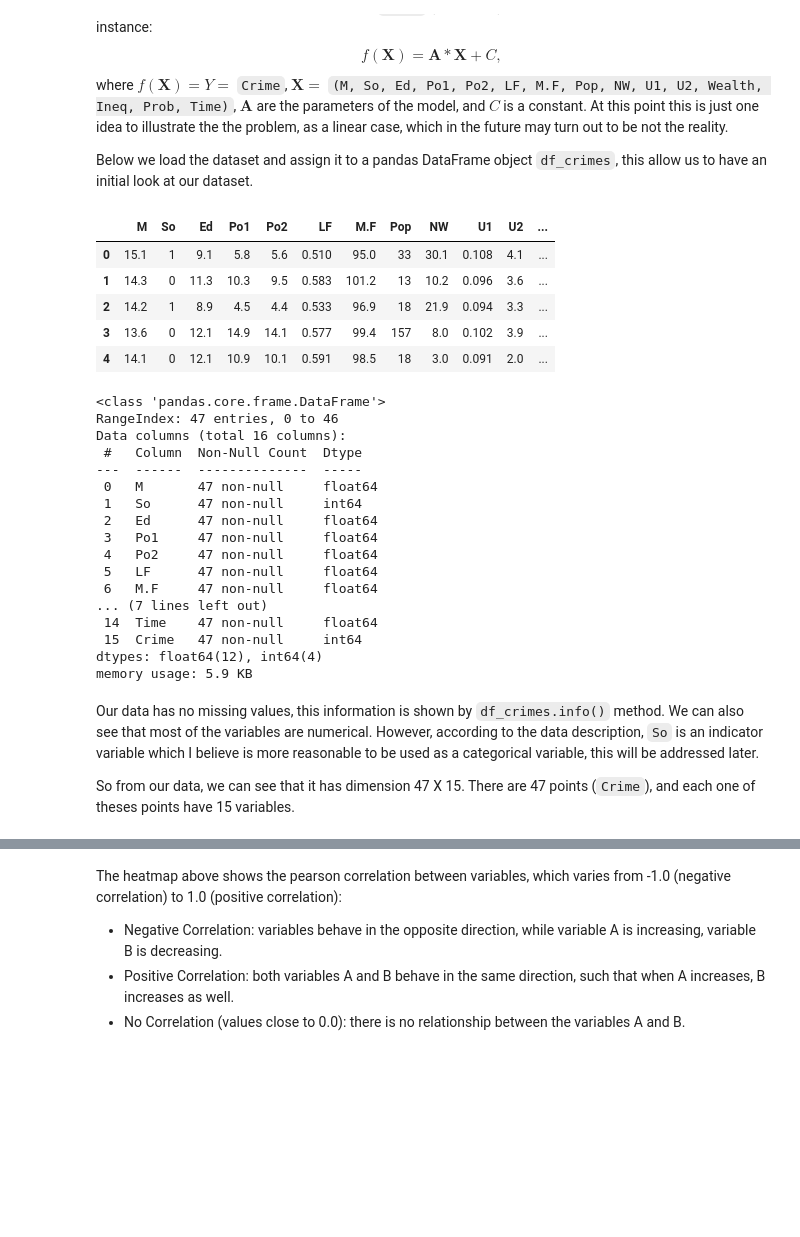
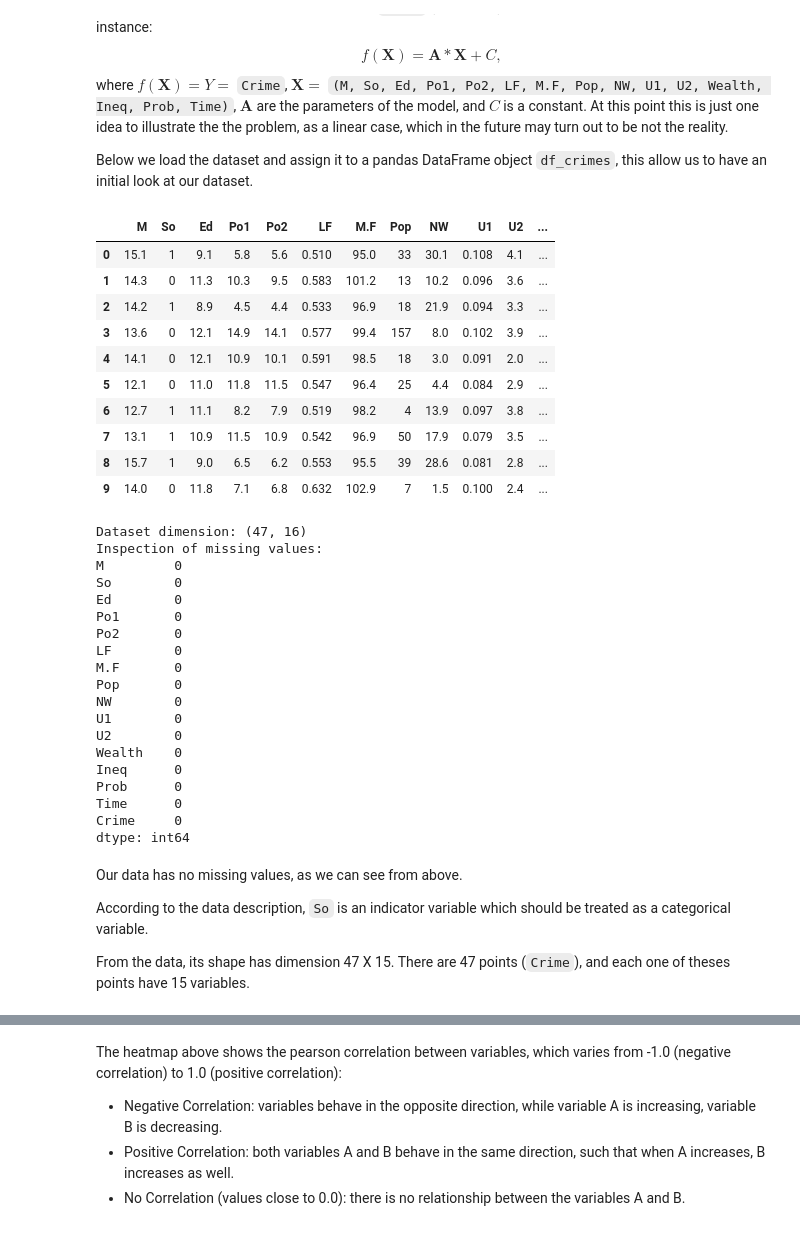
Before and after one commit to artchiaver/uscrime, a Jupyter notebook: notebook/effect_of_punishment_regimes.ipynb, the cells around one changed output, grey strips where cells are left out. Cells and saved outputs as stored; diff of their text form; code cells hidden in the pictures; blank space fills up the shorter version.

```diff
--- a/notebook/effect_of_punishment_regimes.ipynb
+++ b/notebook/effect_of_punishment_regimes.ipynb
@@ -72,35 +77,45 @@ import seaborn as sns
 # %%
 df_crimes = pd.read_csv("../dataset/uscrime.txt", sep="\t")
 # %%
-df_crimes.head(5)
+df_crimes.head(10)
 # %% [output]
 |  | M | So | Ed | Po1 | Po2 | LF | M.F | Pop | NW | U1 | U2 | ... |
 | 0 | 15.1 | 1 | 9.1 | 5.8 | 5.6 | 0.510 | 95.0 | 33 | 30.1 | 0.108 | 4.1 | ... |
 | 1 | 14.3 | 0 | 11.3 | 10.3 | 9.5 | 0.583 | 101.2 | 13 | 10.2 | 0.096 | 3.6 | ... |
 | 2 | 14.2 | 1 | 8.9 | 4.5 | 4.4 | 0.533 | 96.9 | 18 | 21.9 | 0.094 | 3.3 | ... |
 | 3 | 13.6 | 0 | 12.1 | 14.9 | 14.1 | 0.577 | 99.4 | 157 | 8.0 | 0.102 | 3.9 | ... |
 | 4 | 14.1 | 0 | 12.1 | 10.9 | 10.1 | 0.591 | 98.5 | 18 | 3.0 | 0.091 | 2.0 | ... |
+| 5 | 12.1 | 0 | 11.0 | 11.8 | 11.5 | 0.547 | 96.4 | 25 | 4.4 | 0.084 | 2.9 | ... |
+| 6 | 12.7 | 1 | 11.1 | 8.2 | 7.9 | 0.519 | 98.2 | 4 | 13.9 | 0.097 | 3.8 | ... |
+| 7 | 13.1 | 1 | 10.9 | 11.5 | 10.9 | 0.542 | 96.9 | 50 | 17.9 | 0.079 | 3.5 | ... |
+| 8 | 15.7 | 1 | 9.0 | 6.5 | 6.2 | 0.553 | 95.5 | 39 | 28.6 | 0.081 | 2.8 | ... |
+| 9 | 14.0 | 0 | 11.8 | 7.1 | 6.8 | 0.632 | 102.9 | 7 | 1.5 | 0.100 | 2.4 | ... |
-# %%
-df_crimes.info()
-# %% [output]
-<class 'pandas.core.frame.DataFrame'>
-RangeIndex: 47 entries, 0 to 46
-Data columns (total 16 columns):
- #   Column  Non-Null Count  Dtype
----  ------  --------------  -----
- 0   M       47 non-null     float64
- 1   So      47 non-null     int64
- 2   Ed      47 non-null     float64
- 3   Po1     47 non-null     float64
- 4   Po2     47 non-null     float64
- 5   LF      47 non-null     float64
- 6   M.F     47 non-null     float64
-... (7 lines left out)
- 14  Time    47 non-null     float64
- 15  Crime   47 non-null     int64
-dtypes: float64(12), int64(4)
-memory usage: 5.9 KB
+# %%
+print(f"Dataset dimension: {df_crimes.shape}")
+print(f"Inspection of missing values: \n{df_crimes.isnull().sum()}")
+# %% [output]
+Dataset dimension: (47, 16)
+Inspection of missing values:
+M         0
+So        0
+Ed        0
+Po1       0
+Po2       0
+LF        0
+M.F       0
+Pop       0
+NW        0
+U1        0
+U2        0
+Wealth    0
+Ineq      0
+Prob      0
+Time      0
+Crime     0
+dtype: int64
 # %% [markdown]
-Our data has no missing values, this information is shown by `df_crimes.info()` method. We can also see that most of the variables are numerical. However, according to the data description, `So` is an indicator variable which I believe is more reasonable to be used as a categorical variable, this will be addressed later.
+Our data has no missing values, as we can see from above.
 
-So from our data, we can see that it has dimension 47 X 15. There are 47 points (`Crime`), and each one of theses points have 15 variables.
+According to the data description, `So` is an indicator variable which should be treated as a categorical variable.
+
+From the data, its shape has dimension 47 X 15. There are 47 points (`Crime`), and each one of theses points have 15 variables.
```
Also changed, not shown: parts of 75 cells of this notebook.
